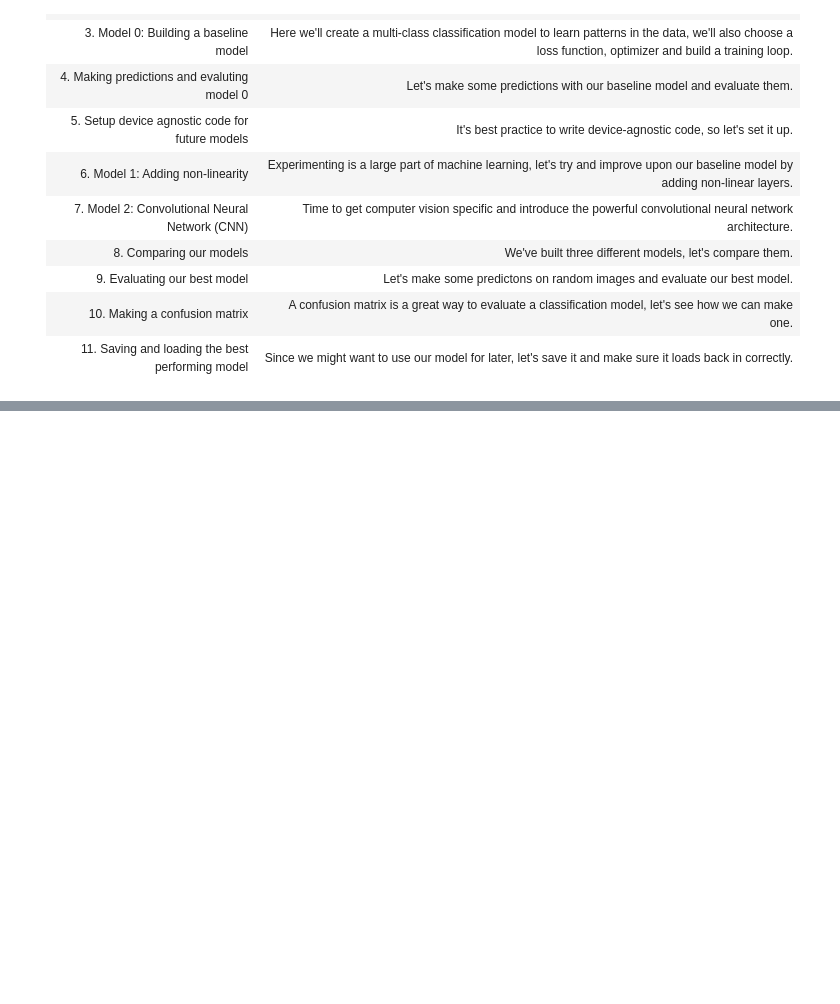
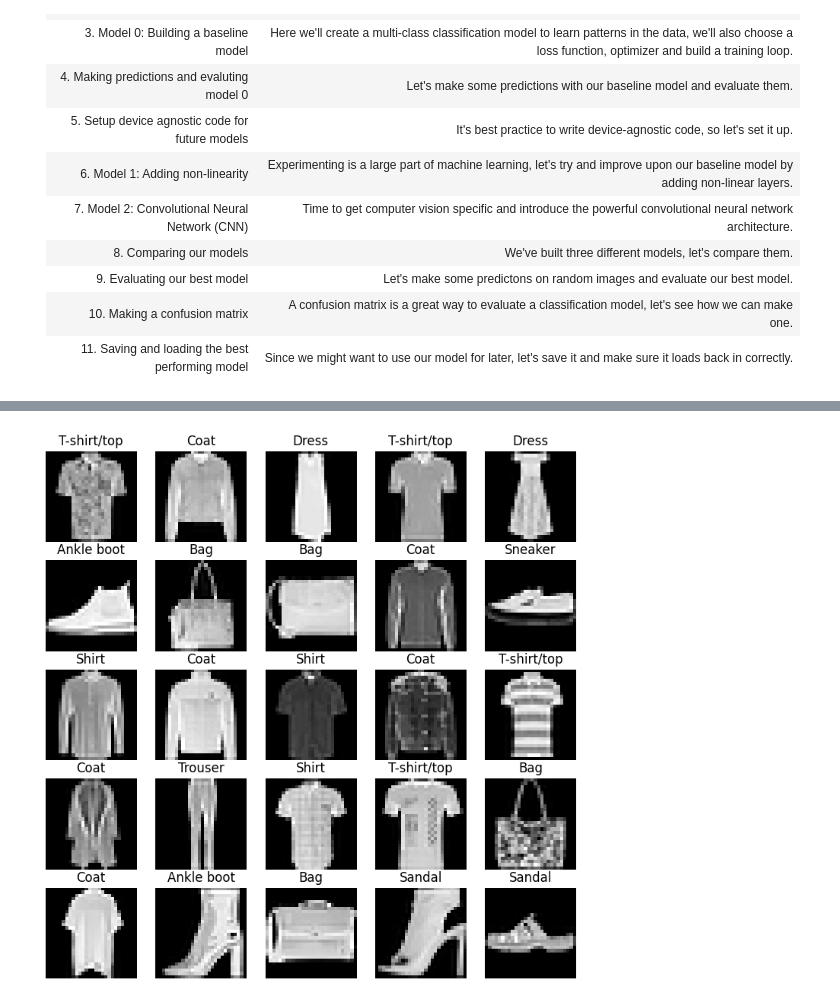
Before and after one commit to gauravmishraokok/learningPyTorch, a Jupyter notebook: 04_PyTorch_Computer_Vision_and_CNNs/Computer_Vision_and_CNNs.ipynb, the cells around one changed output, grey strips where cells are left out. Cells and saved outputs as stored; diff of their text form; code cells hidden in the pictures; blank space fills up the shorter version.

```diff
--- a/04_PyTorch_Computer_Vision_and_CNNs/Computer_Vision_and_CNNs.ipynb
+++ b/04_PyTorch_Computer_Vision_and_CNNs/Computer_Vision_and_CNNs.ipynb
@@ -17,0 +136,14 @@
+# %%
+torch.manual_seed(33)
+fig = plt.figure(figsize=(9,9))
+rows,columns = 5,5
+
+for i in range(1, rows*columns+1):
+    random_idx = torch.randint(0,len(train_data)+1, size =[1]).item()
+    img,label = train_data[random_idx]
+    fig.add_subplot(rows,columns,i)
+    plt.imshow(img.permute(1,2,0), cmap = "gray")
+    plt.title(classes[label])
+    plt.axis(False)
+# %% [output]
+[figure, added]
```
Also changed, not shown: parts of 39 cells of this notebook, 9 other files.
